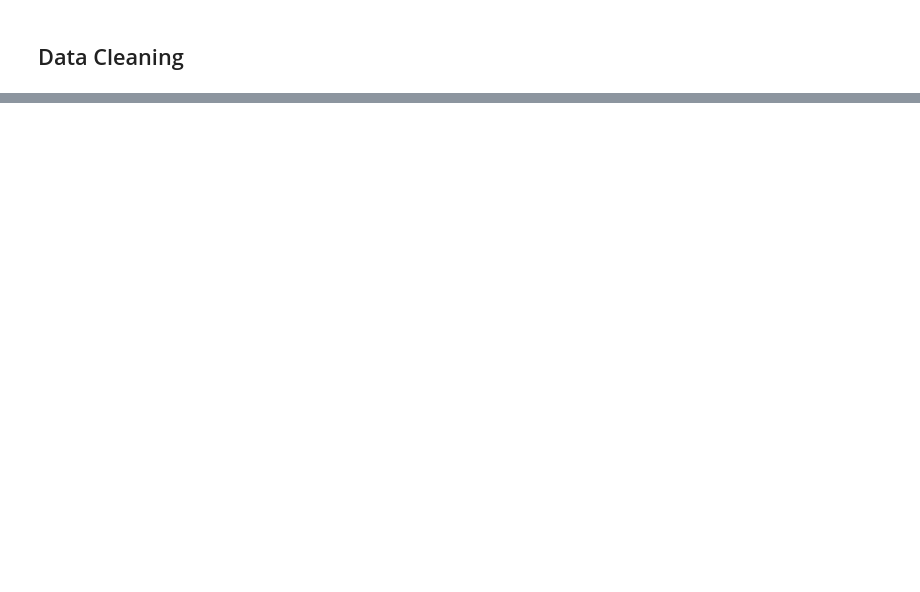
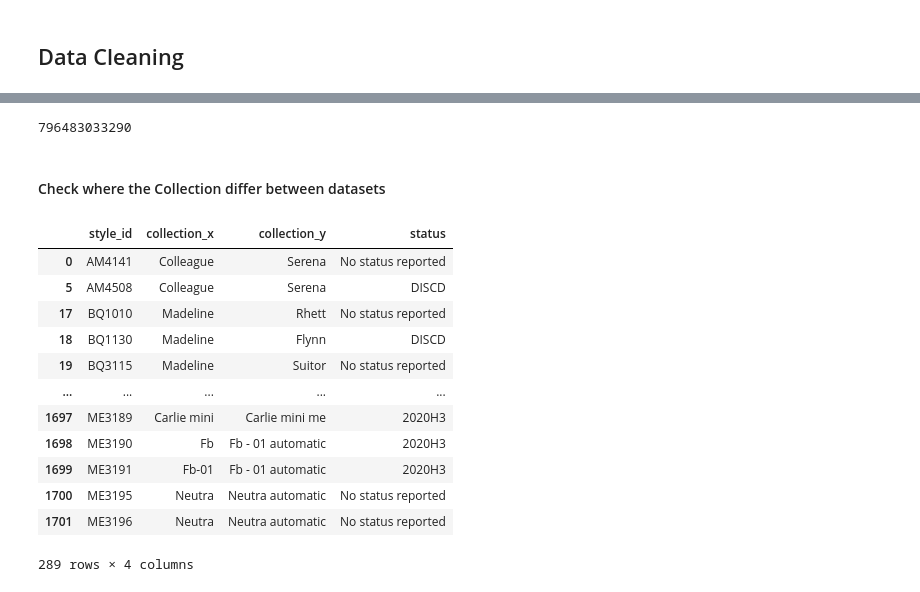
Before and after one commit to vmorenocosta/project-capstone-watch-sales, a Jupyter notebook: code/01_data_cleaning.ipynb, the cells around one changed output, grey strips where cells are left out. Cells and saved outputs as stored; diff of their text form; code cells hidden in the pictures; blank space fills up the shorter version.

```diff
--- a/code/01_data_cleaning.ipynb
+++ b/code/01_data_cleaning.ipynb
@@ -14,0 +484,7 @@ In this project, I aim to build a model that accurately and more quickly forecas
+# %%
+# check if the UPC number for models in the flow chart can be found in the website for a different watch
+for upc_num_x in upc_discrepancy['upc_num_x']:
+    if upc_num_x in df_models['upc_num_y'].values:
+        print(upc_num_x)
+# %% [output]
+796483033290
@@ -14,0 +494,27 @@ In this project, I aim to build a model that accurately and more quickly forecas
+# %%
+# I don't want to keep the upc number for now, so will drop them. However, if this changes in the future,
+# I would want to replace the watch flow chart UPC numbers with the website #s and fill in the rest with the website #s.
+df_models.drop(columns=['upc_num_x','upc_num_y'], inplace=True)
+# %% [markdown]
+#### Check where the Collection differ between datasets
+# %%
+# Lots of discrepancies because of capitalization. Let's capitalize all values and reevaluate
+df_models['collection_x'] = df_models['collection_x'].astype(str).apply(str.capitalize).str.strip().replace('Nan',np.nan)
+df_models['collection_y'] = df_models['collection_y'].astype(str).apply(str.capitalize).str.strip().replace('Nan',np.nan)
+# %%
+collection_discrepancy = df_models[(df_models['collection_x'] != df_models['collection_y'])][['style_id','collection_x','collection_y','status']].dropna()
+collection_discrepancy
+# %% [output]
+|  | style_id | collection_x | collection_y | status |
+| 0 | AM4141 | Colleague | Serena | No status reported |
+| 5 | AM4508 | Colleague | Serena | DISCD |
+| 17 | BQ1010 | Madeline | Rhett | No status reported |
+| 18 | BQ1130 | Madeline | Flynn | DISCD |
+| 19 | BQ3115 | Madeline | Suitor | No status reported |
+| ... | ... | ... | ... | ... |
+| 1697 | ME3189 | Carlie mini | Carlie mini me | 2020H3 |
+| 1698 | ME3190 | Fb | Fb - 01 automatic | 2020H3 |
+| 1699 | ME3191 | Fb-01 | Fb - 01 automatic | 2020H3 |
+| 1700 | ME3195 | Neutra | Neutra automatic | No status reported |
+| 1701 | ME3196 | Neutra | Neutra automatic | No status reported |
+289 rows × 4 columns
```
Also changed, not shown: parts of 67 cells of this notebook, 17 other files.
